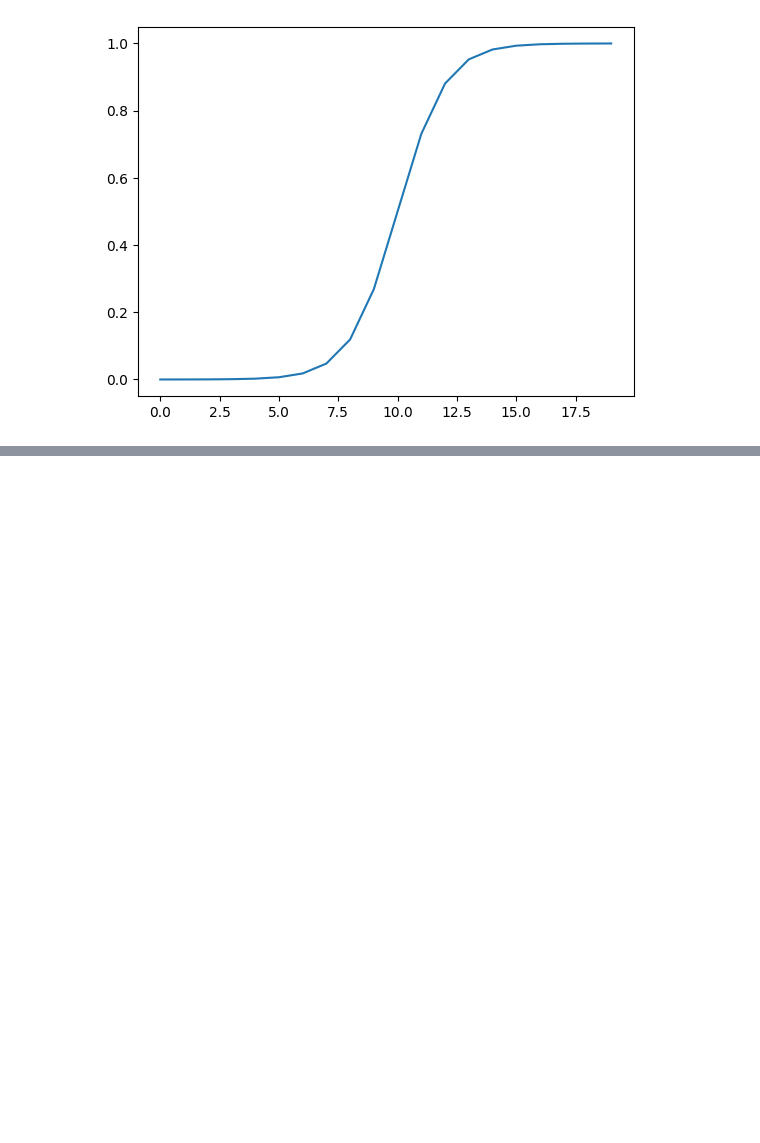
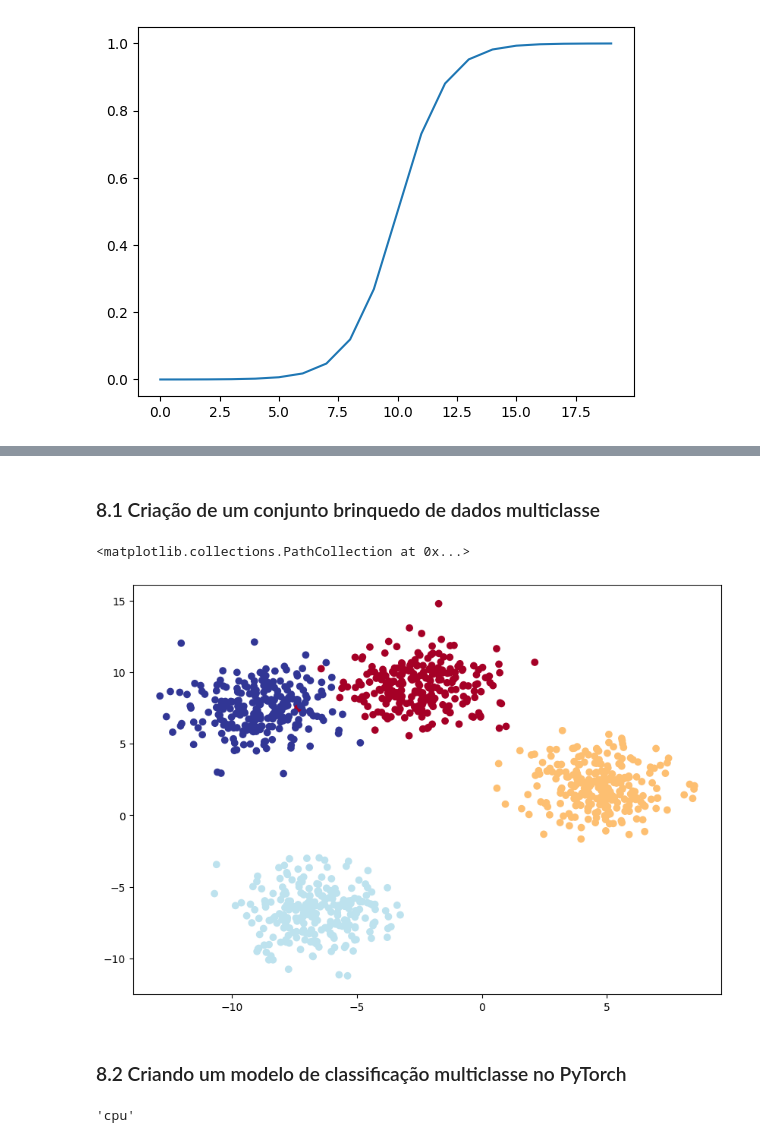
Before and after one commit to lucasget/estudos-pytorch, a Jupyter notebook: codigo.ipynb, the cells around one changed output, grey strips where cells are left out. Cells and saved outputs as stored; diff of their text form; code cells hidden in the pictures; blank space fills up the shorter version.

Commit message:
Término do módulo de modelos de classificação

```diff
--- a/codigo.ipynb
+++ b/codigo.ipynb
@@ -2711,0 +2717,46 @@ plt.plot(sigmoid(A))
+# %% [markdown]
+### 8.1 Criação de um conjunto brinquedo de dados multiclasse
+# %%
+# Importar dependencias
+import torch
+from torch import nn
+import matplotlib.pyplot as plt
+from sklearn.datasets import make_blobs
+from sklearn.model_selection import train_test_split
+
+# Definir o número de hiperparametros para a criação de dados
+NUM_CLASSES = 4
+NUM_FEATURES = 2
+RANDOM_SEED = 42
+
+# 1. Criar dados multiclasse
+X_blob, y_blob = make_blobs(n_samples = 1000,
+                            n_features = NUM_FEATURES,
+                            centers = NUM_CLASSES,
+                            cluster_std = 1.5,
+                            random_state = RANDOM_SEED) # adicionar um pouco de aleatoriedade aos dados
+
+# 2. Transformar dados em tensores
+X_blob = torch.from_numpy(X_blob).type(torch.float)
+y_blob = torch.from_numpy(y_blob).type(torch.LongTensor)
+
+# 3. Dividindo em treino e teste
+X_blob_train, X_blob_test, y_blob_train, y_blob_test = train_test_split(X_blob,
+                                                                        y_blob,
+                                                                        test_size = 0.2,
+                                                                        random_state = RANDOM_SEED)
+
+# 4. Plotar os dados(visualize, visualize, visualize)
+plt.figure(figsize = (10,7))
+plt.scatter(X_blob[:, 0], X_blob[:,1], c = y_blob, cmap = plt.cm.RdYlBu)
+# %% [output]
+<matplotlib.collections.PathCollection at 0x...>
+[figure, added]
+# %% [markdown]
+### 8.2 Criando um modelo de classificação multiclasse no PyTorch
+# %%
+# Criar o código independente de dispositivo
+device = "cuda" if torch.cuda.is_available() else "cpu"
+device
+# %% [output]
+'cpu'
```
Also changed, not shown: parts of 23 cells of this notebook, 2 other files.
